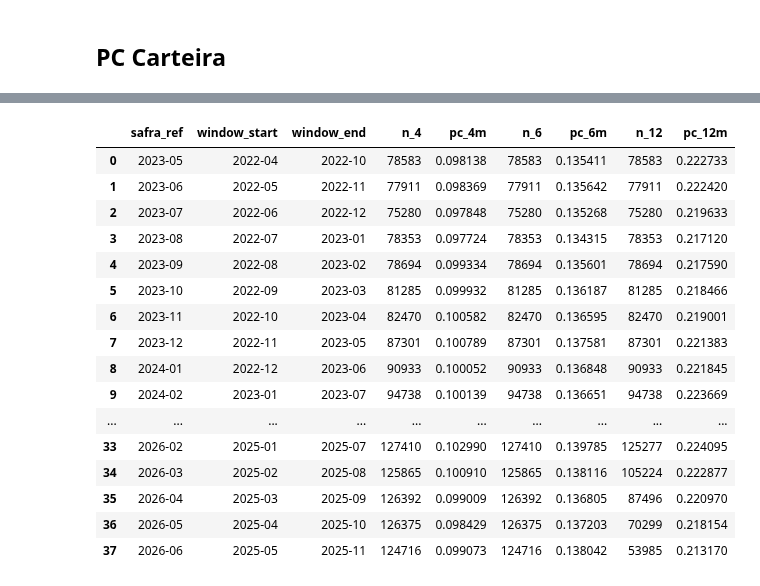
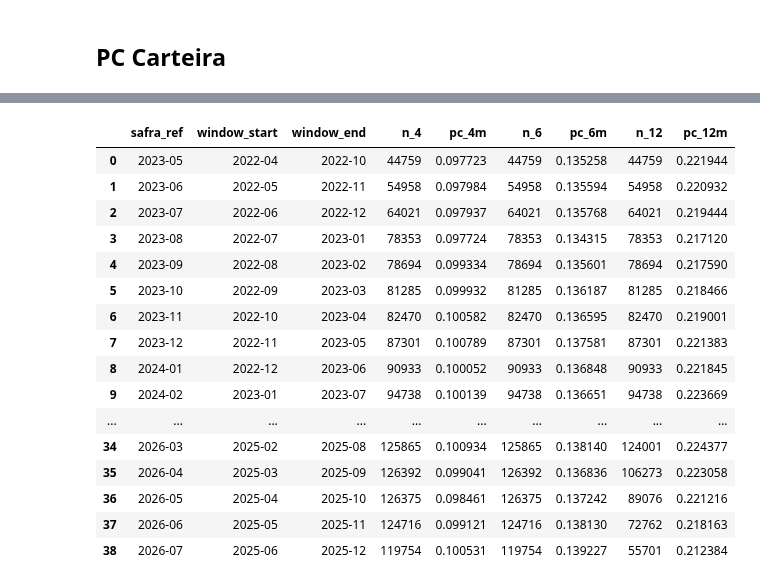
Before and after one commit to lucas-nascimento-loft/monitoramento-modelos, a Jupyter notebook: 01.Monitoramento_Variaveis_Renda_Aluguel_PC_Cidades.ipynb, the cells around one changed output, grey strips where cells are left out. Drawn from its saved outputs; the diff is of its cells as text; code cells hidden in the pictures.

```diff
--- a/01.Monitoramento_Variaveis_Renda_Aluguel_PC_Cidades.ipynb
+++ b/01.Monitoramento_Variaveis_Renda_Aluguel_PC_Cidades.ipynb
@@ -971,37 +971,37 @@ df_inad["safra"] = pd.to_datetime(df_inad["requested_at"]).dt.to_period("M").ast
 df_inad["safra_dt"] = pd.to_datetime(df_inad["safra"] + "-01")
 
 # reference safras you want to evaluate (e.g. monitoring months)
 # ref_safras = pd.period_range("2026-01", "2026-06", freq="M").astype(str)
-ref_safras = pd.period_range("2023-05", "2026-06", freq="M").astype(str)
+ref_safras = pd.period_range("2023-05", "2026-07", freq="M").astype(str)
 
 rows = []
 for ref in ref_safras:
     ref_dt = pd.to_datetime(ref + "-01")
     start = ref_dt + MonthBegin(-13)  # 2026-06 -> 2025-05
     end = ref_dt + MonthBegin(-7)     # 2026-06 -> 2025-11
 
     mask = (df_inad["safra_dt"] >= start) & (df_inad["safra_dt"] <= end)
     window = df_inad.loc[mask]
 
     rows.append({
         "safra_ref": ref,
         "window_start": start.strftime("%Y-%m"),
         "window_end": end.strftime("%Y-%m"),
         "n_4": window["comunicado_4"].count(),
         "pc_4m": window["comunicado_4"].mean(),
         "n_6": window["comunicado_6"].count(),
         "pc_6m": window["comunicado_6"].mean(),
         "n_12": window["comunicado_12"].count(),
         "pc_12m": window["comunicado_12"].mean(),
     })
 
 summary_window = pd.DataFrame(rows)
 summary_window
 # %% [output]
 |  | safra_ref | window_start | window_end | n_4 | pc_4m | n_6 | pc_6m | n_12 | pc_12m |
-| 0 | 2023-05 | 2022-04 | 2022-10 | 78583 | 0.098138 | 78583 | 0.135411 | 78583 | 0.222733 |
-| 1 | 2023-06 | 2022-05 | 2022-11 | 77911 | 0.098369 | 77911 | 0.135642 | 77911 | 0.222420 |
-| 2 | 2023-07 | 2022-06 | 2022-12 | 75280 | 0.097848 | 75280 | 0.135268 | 75280 | 0.219633 |
+| 0 | 2023-05 | 2022-04 | 2022-10 | 44759 | 0.097723 | 44759 | 0.135258 | 44759 | 0.221944 |
+| 1 | 2023-06 | 2022-05 | 2022-11 | 54958 | 0.097984 | 54958 | 0.135594 | 54958 | 0.220932 |
+| 2 | 2023-07 | 2022-06 | 2022-12 | 64021 | 0.097937 | 64021 | 0.135768 | 64021 | 0.219444 |
 | 3 | 2023-08 | 2022-07 | 2023-01 | 78353 | 0.097724 | 78353 | 0.134315 | 78353 | 0.217120 |
 | 4 | 2023-09 | 2022-08 | 2023-02 | 78694 | 0.099334 | 78694 | 0.135601 | 78694 | 0.217590 |
 | 5 | 2023-10 | 2022-09 | 2023-03 | 81285 | 0.099932 | 81285 | 0.136187 | 81285 | 0.218466 |
@@ -1010,11 +1010,11 @@ summary_window
 | 8 | 2024-01 | 2022-12 | 2023-06 | 90933 | 0.100052 | 90933 | 0.136848 | 90933 | 0.221845 |
 | 9 | 2024-02 | 2023-01 | 2023-07 | 94738 | 0.100139 | 94738 | 0.136651 | 94738 | 0.223669 |
 | ... | ... | ... | ... | ... | ... | ... | ... | ... | ... |
-| 33 | 2026-02 | 2025-01 | 2025-07 | 127410 | 0.102990 | 127410 | 0.139785 | 125277 | 0.224095 |
-| 34 | 2026-03 | 2025-02 | 2025-08 | 125865 | 0.100910 | 125865 | 0.138116 | 105224 | 0.222877 |
-| 35 | 2026-04 | 2025-03 | 2025-09 | 126392 | 0.099009 | 126392 | 0.136805 | 87496 | 0.220970 |
-| 36 | 2026-05 | 2025-04 | 2025-10 | 126375 | 0.098429 | 126375 | 0.137203 | 70299 | 0.218154 |
-| 37 | 2026-06 | 2025-05 | 2025-11 | 124716 | 0.099073 | 124716 | 0.138042 | 53985 | 0.213170 |
+| 34 | 2026-03 | 2025-02 | 2025-08 | 125865 | 0.100934 | 125865 | 0.138140 | 124001 | 0.224377 |
+| 35 | 2026-04 | 2025-03 | 2025-09 | 126392 | 0.099041 | 126392 | 0.136836 | 106273 | 0.223058 |
+| 36 | 2026-05 | 2025-04 | 2025-10 | 126375 | 0.098461 | 126375 | 0.137242 | 89076 | 0.221216 |
+| 37 | 2026-06 | 2025-05 | 2025-11 | 124716 | 0.099121 | 124716 | 0.138130 | 72762 | 0.218163 |
+| 38 | 2026-07 | 2025-06 | 2025-12 | 119754 | 0.100531 | 119754 | 0.139227 | 55701 | 0.212384 |
 # %%
 fig, ax = plt.subplots(figsize=(12, 6))
 ax2 = ax.twinx()
```
Also changed, not shown: parts of 9 cells of this notebook, 28 other files.
